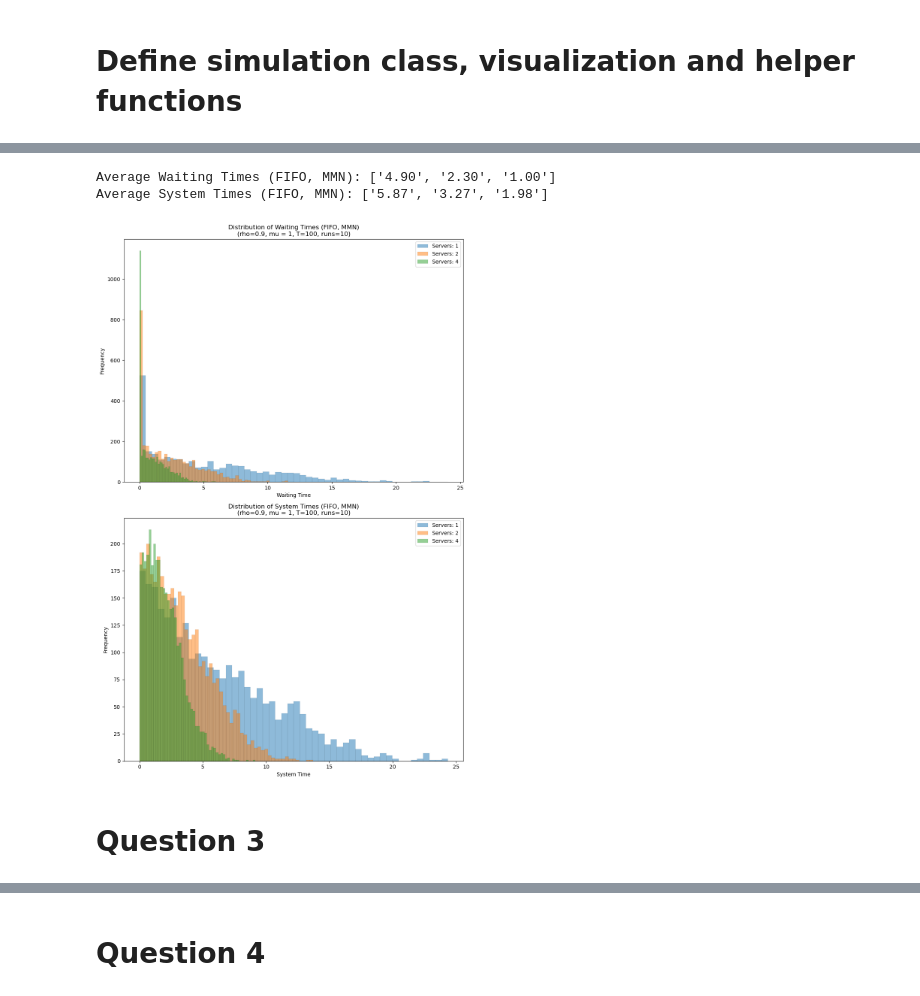
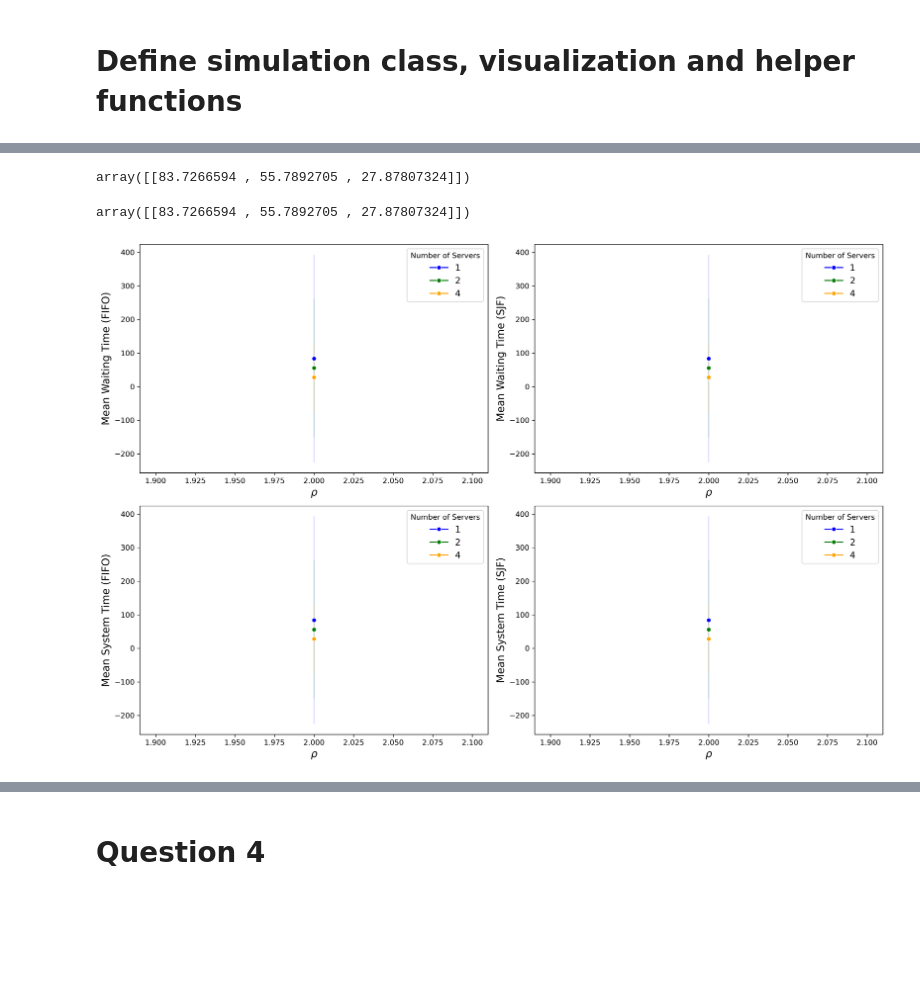
Before and after one commit to Axegky/Stochastic_Simulation_2, a Jupyter notebook: MMn.ipynb, the cells around one changed output, grey strips where cells are left out. Cells and saved outputs as stored; diff of their text form; code cells hidden in the pictures; blank space fills up the shorter version.

```diff
--- a/MMn.ipynb
+++ b/MMn.ipynb
@@ -392,8 +598,8 @@ def plot_statistics(
 # %%
-num_servers_arr = [1,2,4]
-rho=0.9
+num_servers_arr = np.array([1,2,4])
+rhos=np.linspace(2,2,1)
 mu=1
 T=1000
 num_runs=10
 
-results_FIFO = run_multiple_simulations(num_runs=num_runs, rho=rho, mu=mu, num_servers_arr=np.array(num_servers_arr), T=T)
+results_FIFO, results_SJF = run_multiple_simulations(num_runs=num_runs, rhos=rhos, mu=mu, num_servers_arr=np.array(num_servers_arr), T=T)
@@ -418,17 +606,12 @@ results_FIFO = run_multiple_simulations(num_runs=num_runs, rho=rho, mu=mu, num_s
-# %%
-plot_statistics(results_FIFO, num_servers_arr, rho, mu, T, num_runs, edge_color='black')
-# %% [output]
-Average Waiting Times (FIFO, MMN): ['4.90', '2.30', '1.00']
-Average System Times (FIFO, MMN): ['5.87', '3.27', '1.98']
-[figure, removed]
-# %% [markdown]
-# Question 3
-# %%
-num_servers_arr = [1,2,4]
-rho=0.9
-mu=1
-T=1000
-num_runs=10
-SJF=True
-
-results_SJF = run_multiple_simulations(num_runs=num_runs, rho=rho, mu=mu, num_servers_arr=np.array(num_servers_arr), T=T, SJF=SJF)
+# %%
+results_FIFO['avg_waiting_times']
+# %% [output]
+array([[83.7266594 , 55.7892705 , 27.87807324]])
+# %%
+results_SJF['avg_waiting_times']
+# %% [output]
+array([[83.7266594 , 55.7892705 , 27.87807324]])
+# %%
+plot_rho_against_stat(results_FIFO, results_SJF, num_servers_arr, rhos)
+# %% [output]
+[figure, added]
```
Also changed, not shown: parts of 14 cells of this notebook.
